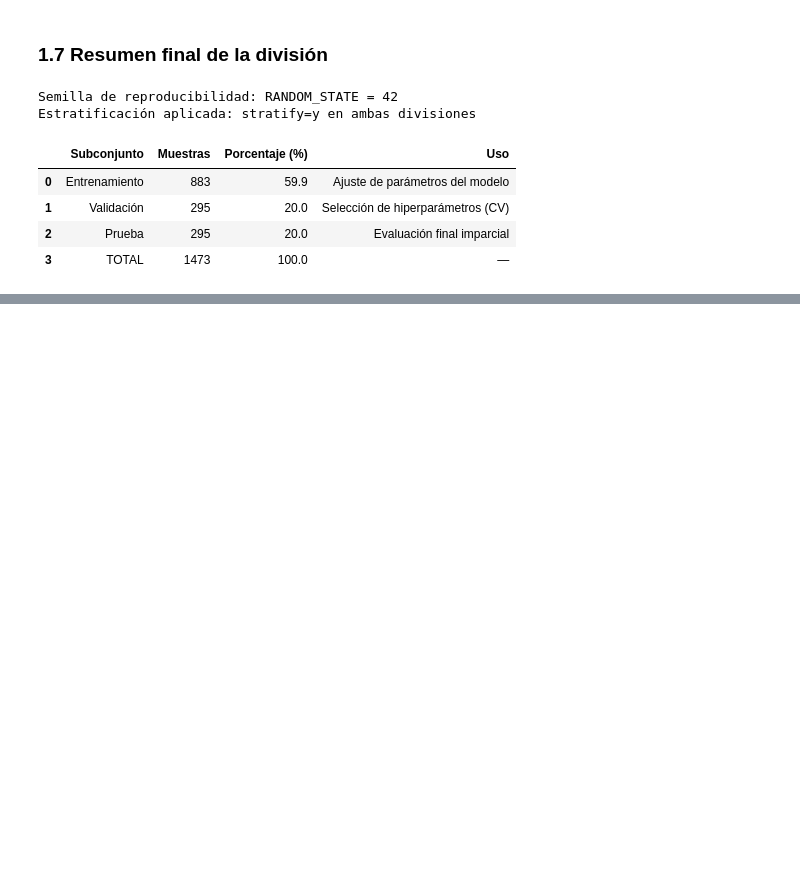
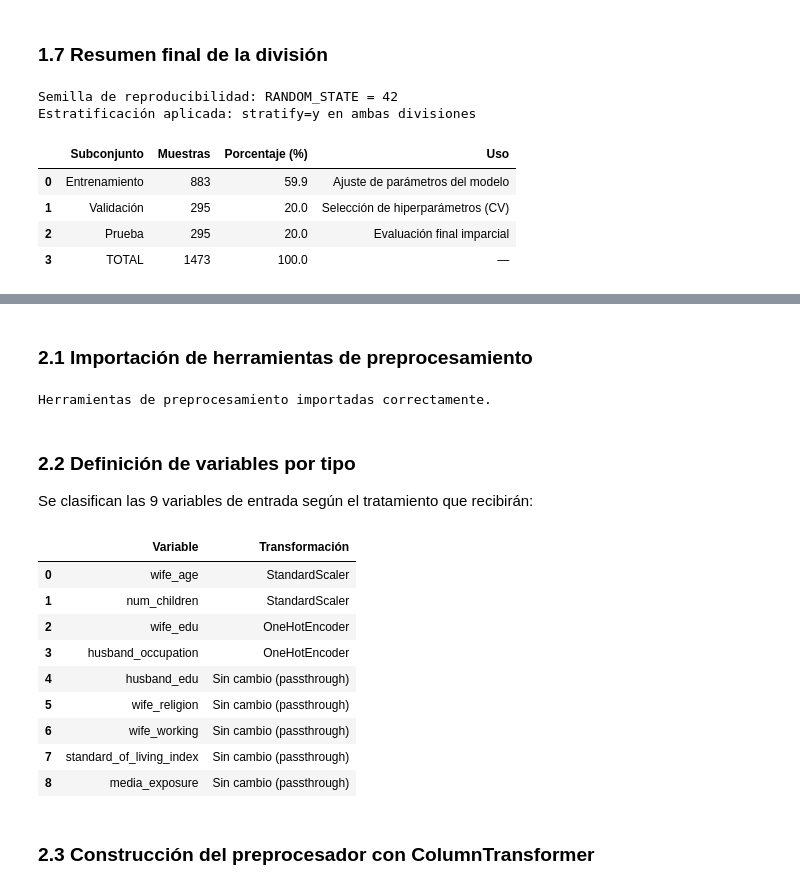
Before and after one commit to VivianaCastro2002/Tarea6_Ing_Datos, a Jupyter notebook: experimento.ipynb, the cells around one changed output, grey strips where cells are left out. Cells and saved outputs as stored; diff of their text form; code cells hidden in the pictures; blank space fills up the shorter version.

Commit message:
refactor: clean up notebook code and add preprocessing section for Contraceptive Method Choice experiment

```diff
--- a/experimento.ipynb
+++ b/experimento.ipynb
@@ -220,0 +199,46 @@ Estratificación aplicada: stratify=y en ambas divisiones
+# %% [markdown]
+### 2.1 Importación de herramientas de preprocesamiento
+# %%
+from sklearn.pipeline import Pipeline
+from sklearn.compose import ColumnTransformer
+from sklearn.preprocessing import StandardScaler, OneHotEncoder
+
+print("Herramientas de preprocesamiento importadas correctamente.")
+# %% [output]
+Herramientas de preprocesamiento importadas correctamente.
+# %% [markdown]
+### 2.2 Definición de variables por tipo
+
+Se clasifican las 9 variables de entrada según el tratamiento que recibirán:
+# %%
+# Variables numéricas: se aplicará StandardScaler
+vars_numericas = ['wife_age', 'num_children']
+
+# Variables categóricas: se aplicará OneHotEncoding
+vars_categoricas = ['wife_edu', 'husband_occupation']
+
+# Variables que se pasan sin transformar (binarias / ordinales de bajo rango)
+vars_passthrough = ['husband_edu', 'wife_religion', 'wife_working',
+                    'standard_of_living_index', 'media_exposure']
+
+# Resumen
+resumen_vars = pd.DataFrame({
+    'Variable': vars_numericas + vars_categoricas + vars_passthrough,
+    'Transformación': (['StandardScaler'] * len(vars_numericas) +
+                       ['OneHotEncoder'] * len(vars_categoricas) +
+                       ['Sin cambio (passthrough)'] * len(vars_passthrough))
+})
+resumen_vars
+# %% [output]
+|  | Variable | Transformación |
+| 0 | wife_age | StandardScaler |
+| 1 | num_children | StandardScaler |
+| 2 | wife_edu | OneHotEncoder |
+| 3 | husband_occupation | OneHotEncoder |
+| 4 | husband_edu | Sin cambio (passthrough) |
+| 5 | wife_religion | Sin cambio (passthrough) |
+| 6 | wife_working | Sin cambio (passthrough) |
+| 7 | standard_of_living_index | Sin cambio (passthrough) |
+| 8 | media_exposure | Sin cambio (passthrough) |
+# %% [markdown]
+### 2.3 Construcción del preprocesador con ColumnTransformer
```
Also changed, not shown: parts of 19 cells of this notebook.
